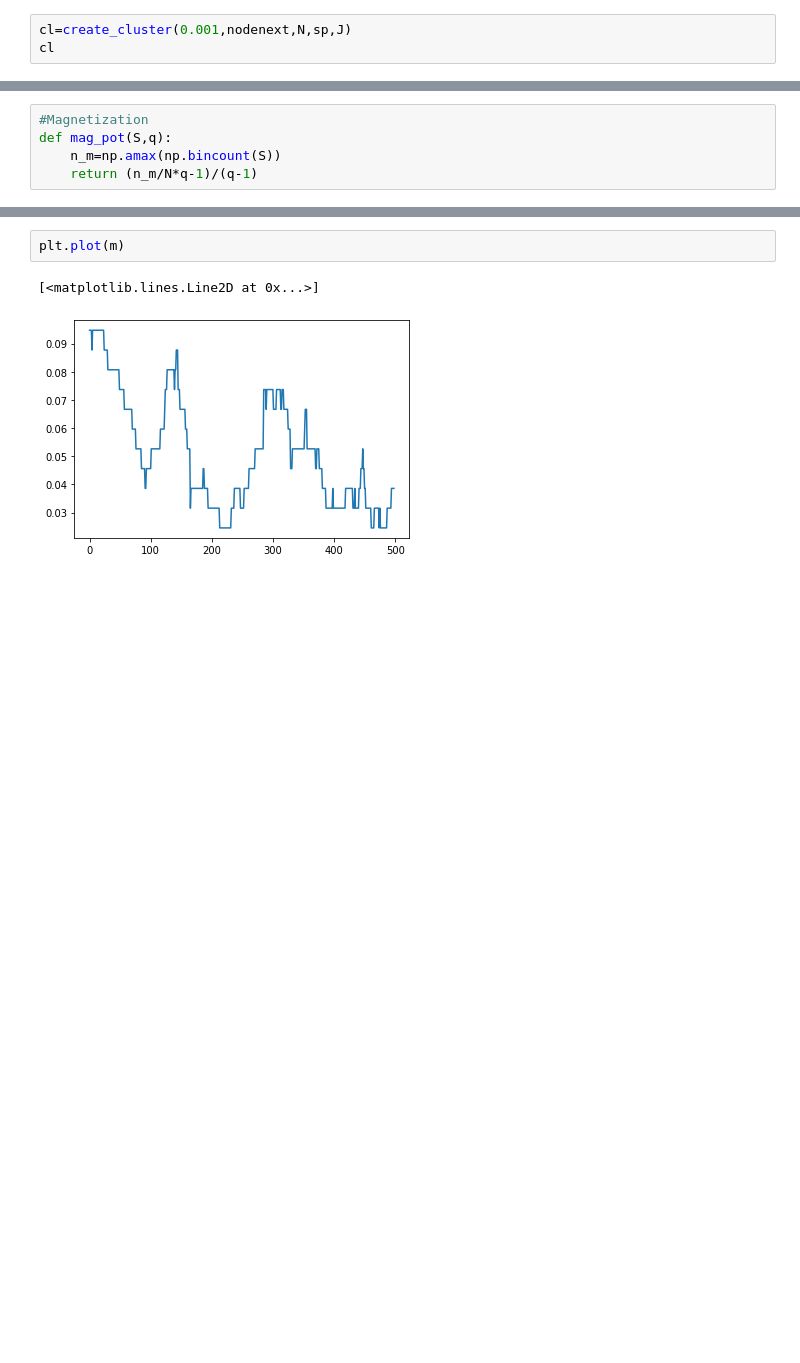
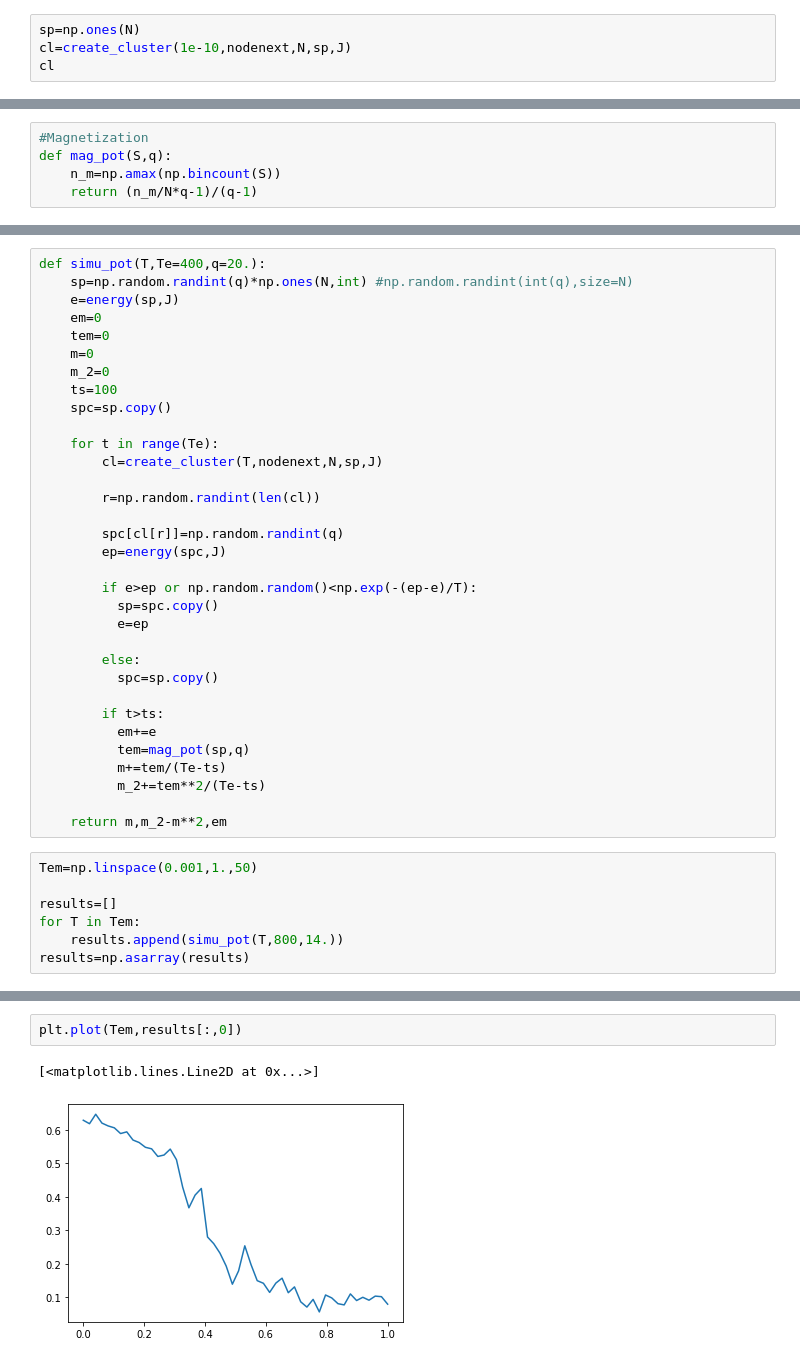
Before and after one commit to CarloGiorgio/Computational_Biolophysics, a Jupyter notebook: Clustering/potts_model.ipynb, the cells around one changed output, grey strips where cells are left out. Saved outputs shown, nothing was run; the diff lists cells and outputs as text; blank space fills up the shorter version.

```diff
--- a/Clustering/potts_model.ipynb
+++ b/Clustering/potts_model.ipynb
@@ -113,4 +168,5 @@ SyntaxError: ignored
 # %%
-cl=create_cluster(0.001,nodenext,N,sp,J)
+sp=np.ones(N)
+cl=create_cluster(1e-10,nodenext,N,sp,J)
 cl
 # %% [output]
@@ -176,0 +249,40 @@ for t in range(Te):
+# %%
+def simu_pot(T,Te=400,q=20.):
+    sp=np.random.randint(q)*np.ones(N,int) #np.random.randint(int(q),size=N)
+    e=energy(sp,J)
+    em=0
+    tem=0
+    m=0
+    m_2=0
+    ts=100
+    spc=sp.copy()
+
+    for t in range(Te):
+        cl=create_cluster(T,nodenext,N,sp,J)
+
+        r=np.random.randint(len(cl))
+
+        spc[cl[r]]=np.random.randint(q)
+        ep=energy(spc,J)
+
+        if e>ep or np.random.random()<np.exp(-(ep-e)/T):
+          sp=spc.copy()
+          e=ep
+
+        else:
+          spc=sp.copy()
+
+        if t>ts:
+          em+=e
+          tem=mag_pot(sp,q)
+          m+=tem/(Te-ts)
+          m_2+=tem**2/(Te-ts)
+
+    return m,m_2-m**2,em
+# %%
+Tem=np.linspace(0.001,1.,50)
+
+results=[]
+for T in Tem:
+    results.append(simu_pot(T,800,14.))
+results=np.asarray(results)
@@ -177,5 +303,5 @@ for t in range(Te):
 # %%
-plt.plot(m)
+plt.plot(Tem,results[:,0])
 # %% [output]
 [<matplotlib.lines.Line2D at 0x...>]
-[figure, old version]
+[figure, new version]
```
Also changed, not shown: parts of 30 cells of this notebook.
